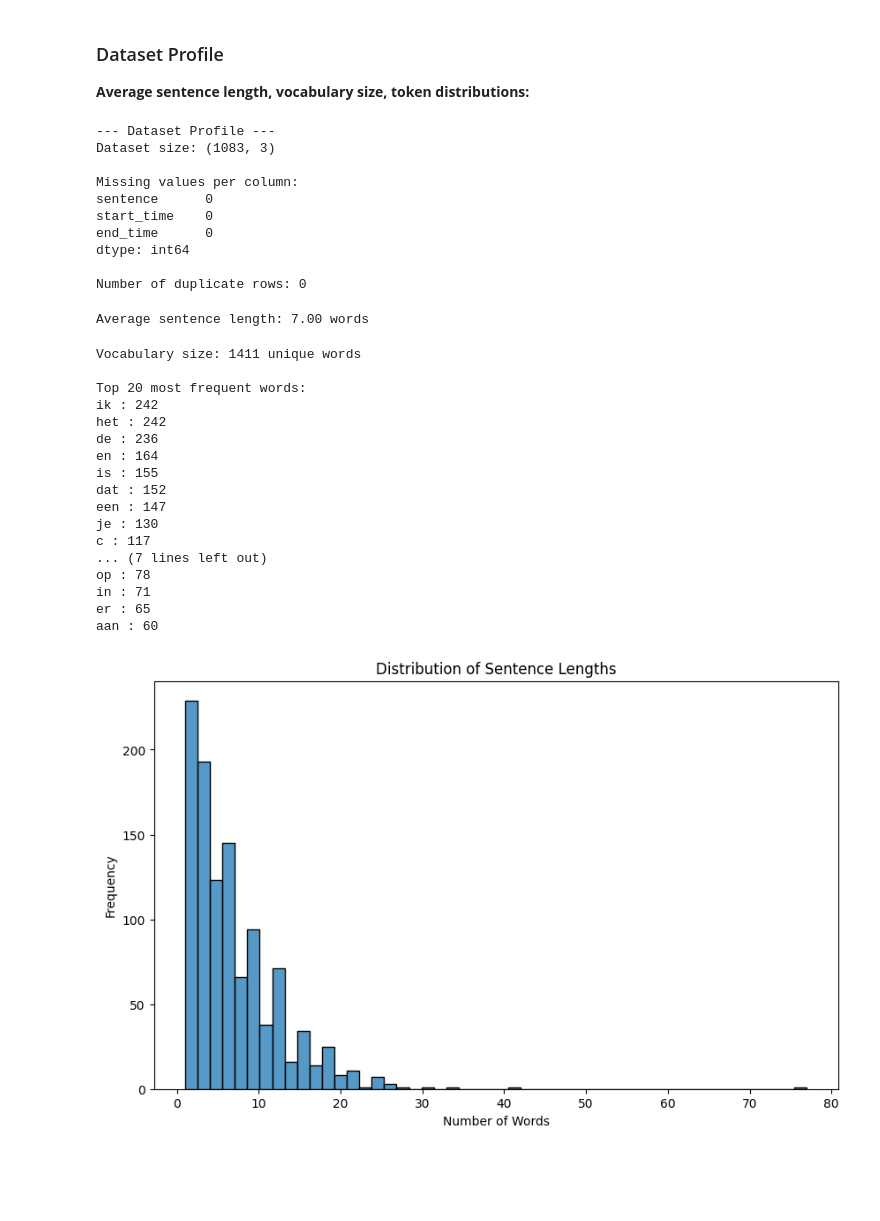
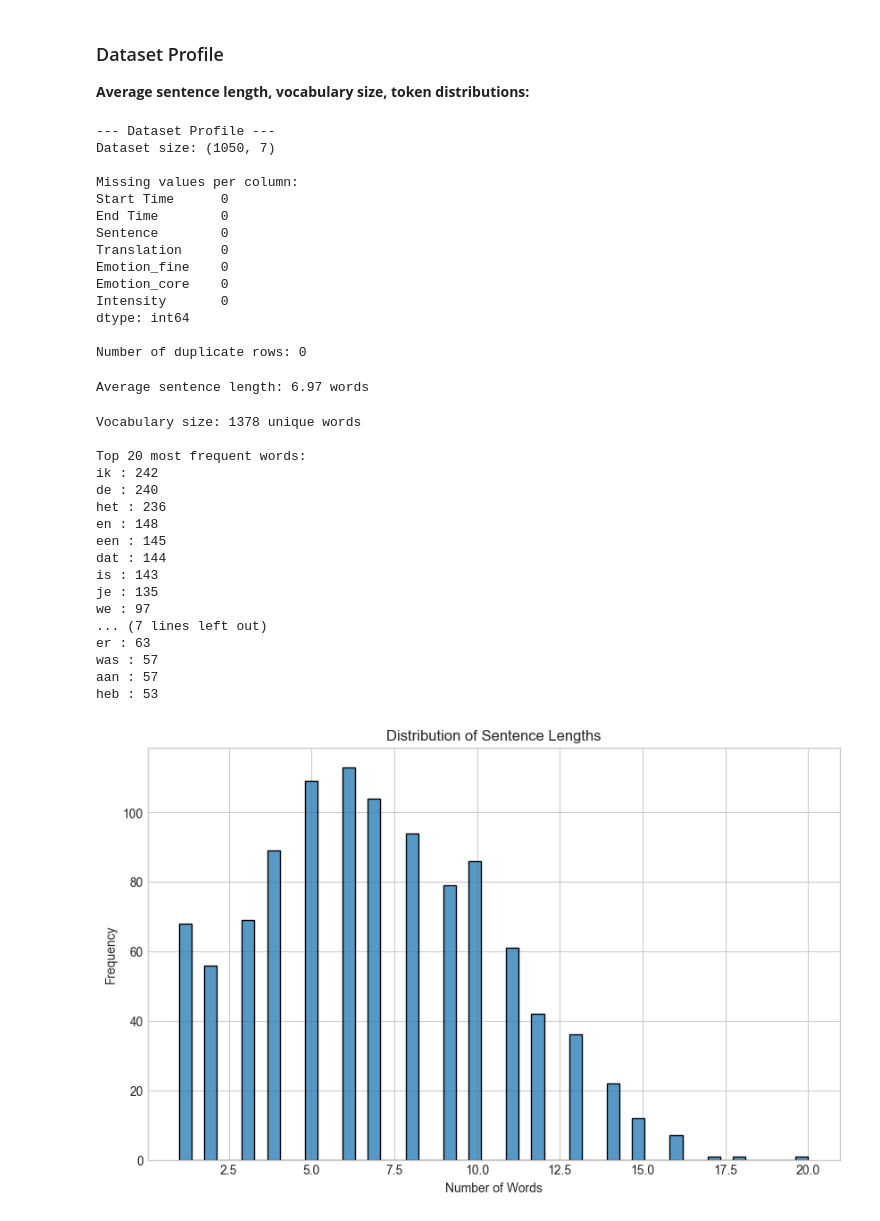
Before and after one commit to koen18138/NLP_emotion_detection, a Jupyter notebook: nlp_cia/src/data_quality_report.ipynb, the cells around one changed output. Saved outputs shown, nothing was run; the diff lists cells and outputs as text; code cells hidden in the pictures; blank space fills up the shorter version.

```diff
--- a/nlp_cia/src/data_quality_report.ipynb
+++ b/nlp_cia/src/data_quality_report.ipynb
@@ -10,7 +10,7 @@ import seaborn as sns
 from collections import Counter
 import re
 
-data_dir = "..\\data\\transcription\\csv\\sentences.csv"
+data_dir = "..\\data\\group_4_url_1_transcript.csv"
 # %%
 # Load the dataset
 df = pd.read_csv(data_dir)
@@ -22,24 +22,28 @@ print(df.isnull().sum())
 print(f"\nNumber of duplicate rows: {df.duplicated().sum()}")
 # %% [output]
 --- Dataset Profile ---
-Dataset size: (1083, 3)
+Dataset size: (1050, 7)
 
 Missing values per column:
-sentence      0
-start_time    0
-end_time      0
+Start Time      0
+End Time        0
+Sentence        0
+Translation     0
+Emotion_fine    0
+Emotion_core    0
+Intensity       0
 dtype: int64
 
 Number of duplicate rows: 0
 # %%
 # Calculate sentence length
-df['sentence_length'] = df['sentence'].apply(lambda x: len(str(x).split()))
-print(f"\nAverage sentence length: {df['sentence_length'].mean():.2f} words")
+df['Sentence_length'] = df['Sentence'].apply(lambda x: len(str(x).split()))
+print(f"\nAverage sentence length: {df['Sentence_length'].mean():.2f} words")
 # %% [output]
-Average sentence length: 7.00 words
+Average sentence length: 6.97 words
 # %%
 # Vocabulary size and token distribution
-all_words = ' '.join(df['sentence'].dropna()).lower()
+all_words = ' '.join(df['Sentence'].dropna()).lower()
 words = re.findall(r'\b\w+\b', all_words)
 vocabulary = set(words)
 print(f"Vocabulary size: {len(vocabulary)} unique words")
@@ -50,30 +54,30 @@ print("\nTop 20 most frequent words:")
 for word, count in most_common_words:
     print(f"{word} : {count}")
 # %% [output]
-Vocabulary size: 1411 unique words
+Vocabulary size: 1378 unique words
 
 Top 20 most frequent words:
 ik : 242
-het : 242
-de : 236
-en : 164
-is : 155
-dat : 152
-een : 147
-je : 130
-c : 117
+de : 240
+het : 236
+en : 148
+een : 145
+dat : 144
+is : 143
+je : 135
+we : 97
 ... (7 lines left out)
-op : 78
-in : 71
-er : 65
-aan : 60
+er : 63
+was : 57
+aan : 57
+heb : 53
 # %%
 # Visualize sentence length distribution
 plt.figure(figsize=(10, 6))
-sns.histplot(df['sentence_length'], bins=50)
+sns.histplot(df['Sentence_length'], bins=50)
 plt.title('Distribution of Sentence Lengths')
 plt.xlabel('Number of Words')
 plt.ylabel('Frequency')
 plt.show()
 # %% [output]
-[figure, old version]
+[figure, new version]
```
Also changed, not shown: parts of 7 cells of this notebook.
